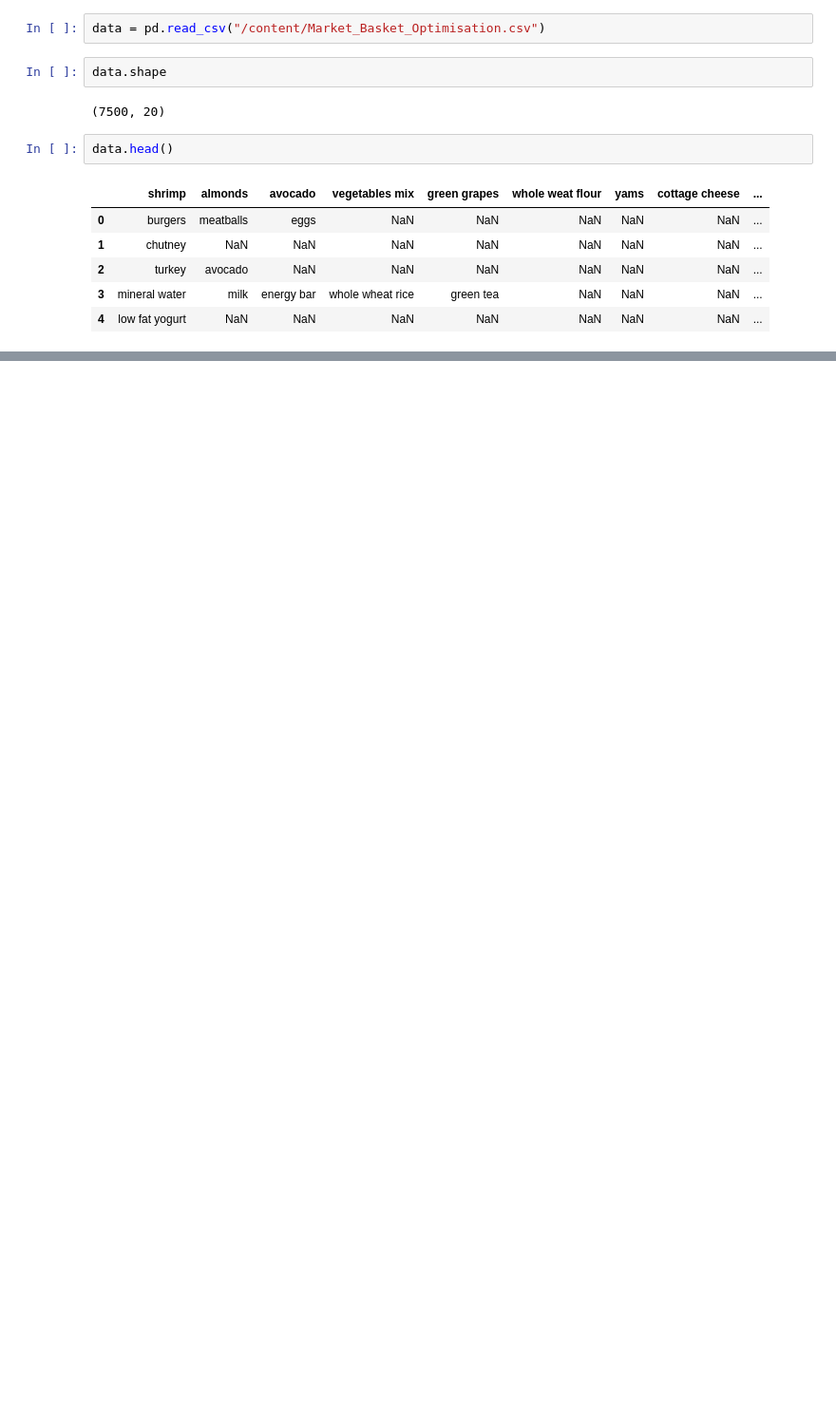
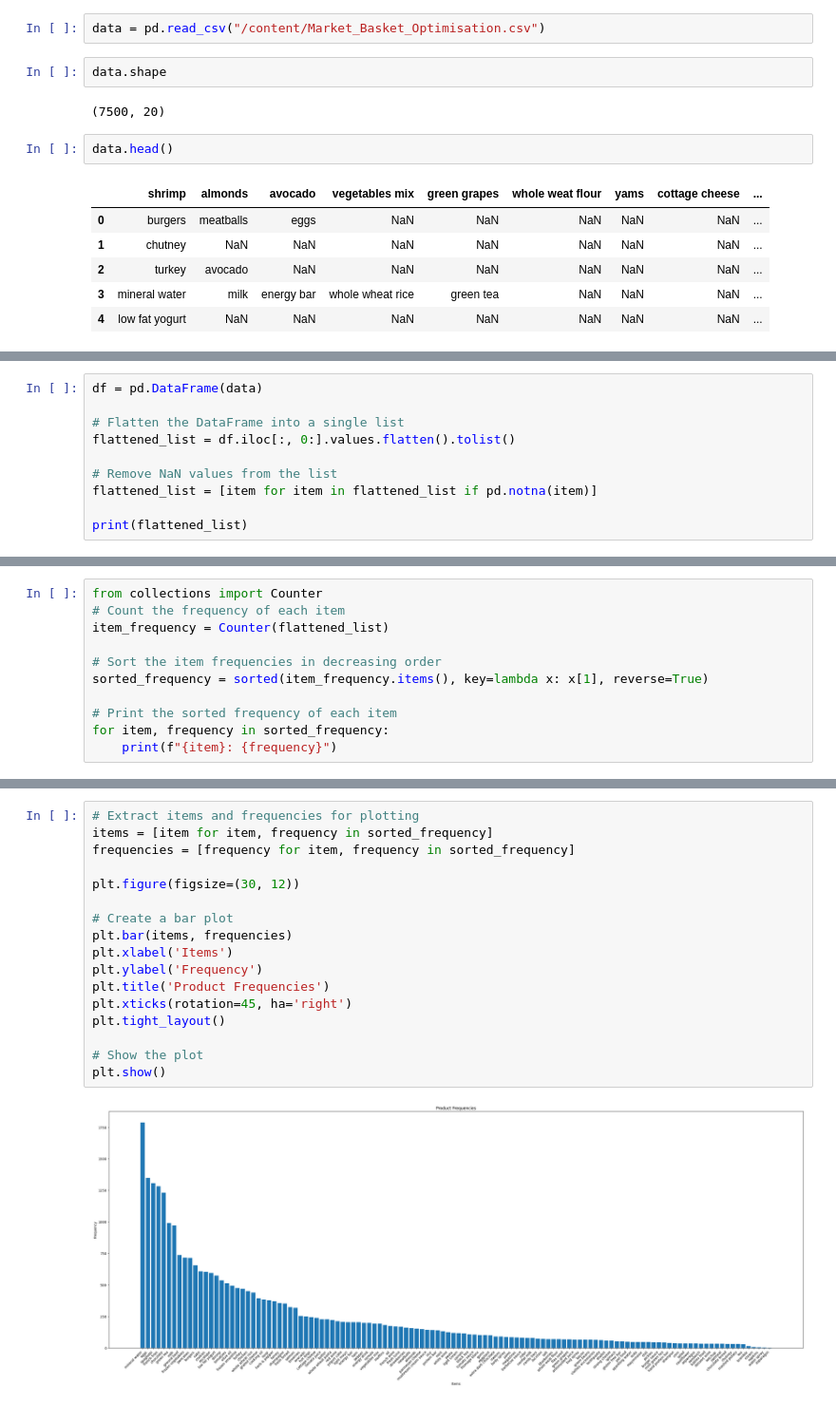
Before and after one commit to swastikbanerjee/ML_Lab, a Jupyter notebook: 2348566_Lab3.ipynb, the cells around one changed output, grey strips where cells are left out. Shown: that part at 95% size. Saved outputs shown, nothing was run; the diff lists cells and outputs as text; blank space fills up the shorter version.

```diff
--- a/2348566_Lab3.ipynb
+++ b/2348566_Lab3.ipynb
@@ -31,0 +26,10 @@ print(data_list)
+# %%
+df = pd.DataFrame(data)
+
+# Flatten the DataFrame into a single list
+flattened_list = df.iloc[:, 0:].values.flatten().tolist()
+
+# Remove NaN values from the list
+flattened_list = [item for item in flattened_list if pd.notna(item)]
+
+print(flattened_list)
@@ -31,0 +38,11 @@ print(data_list)
+# %%
+from collections import Counter
+# Count the frequency of each item
+item_frequency = Counter(flattened_list)
+
+# Sort the item frequencies in decreasing order
+sorted_frequency = sorted(item_frequency.items(), key=lambda x: x[1], reverse=True)
+
+# Print the sorted frequency of each item
+for item, frequency in sorted_frequency:
+    print(f"{item}: {frequency}")
@@ -31,0 +67,19 @@ print(data_list)
+# %%
+# Extract items and frequencies for plotting
+items = [item for item, frequency in sorted_frequency]
+frequencies = [frequency for item, frequency in sorted_frequency]
+
+plt.figure(figsize=(30, 12))
+
+# Create a bar plot
+plt.bar(items, frequencies)
+plt.xlabel('Items')
+plt.ylabel('Frequency')
+plt.title('Product Frequencies')
+plt.xticks(rotation=45, ha='right')
+plt.tight_layout()
+
+# Show the plot
+plt.show()
+# %% [output]
+[figure, added]
```
Also changed, not shown: parts of 11 cells of this notebook.
